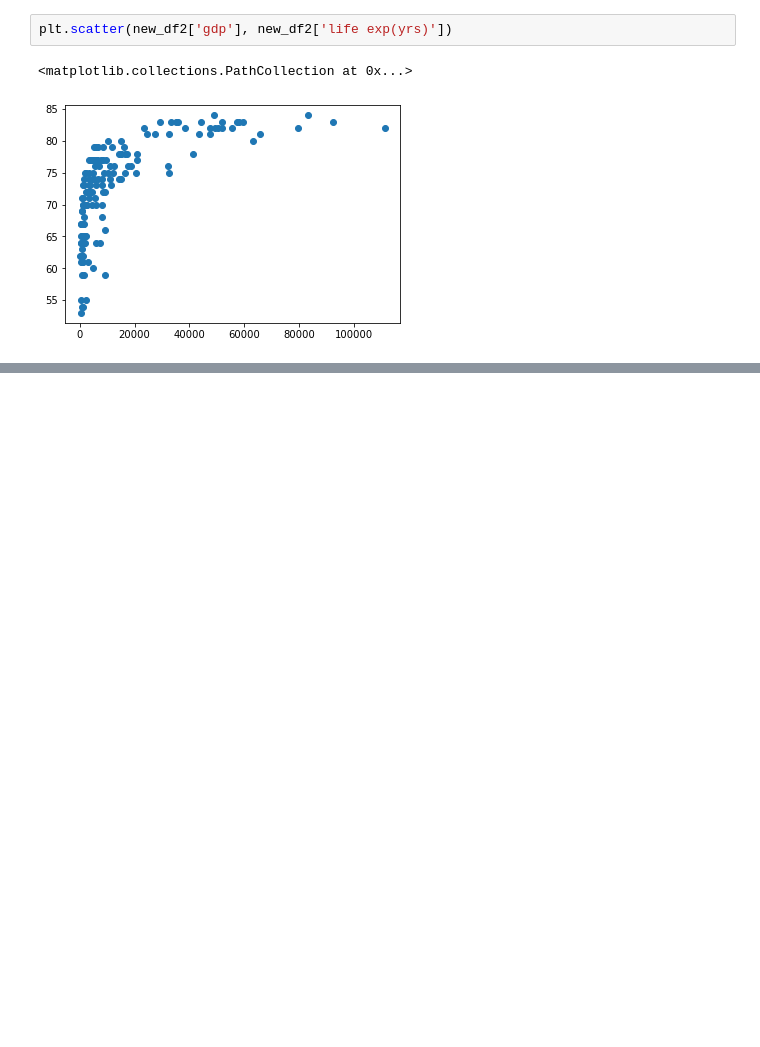
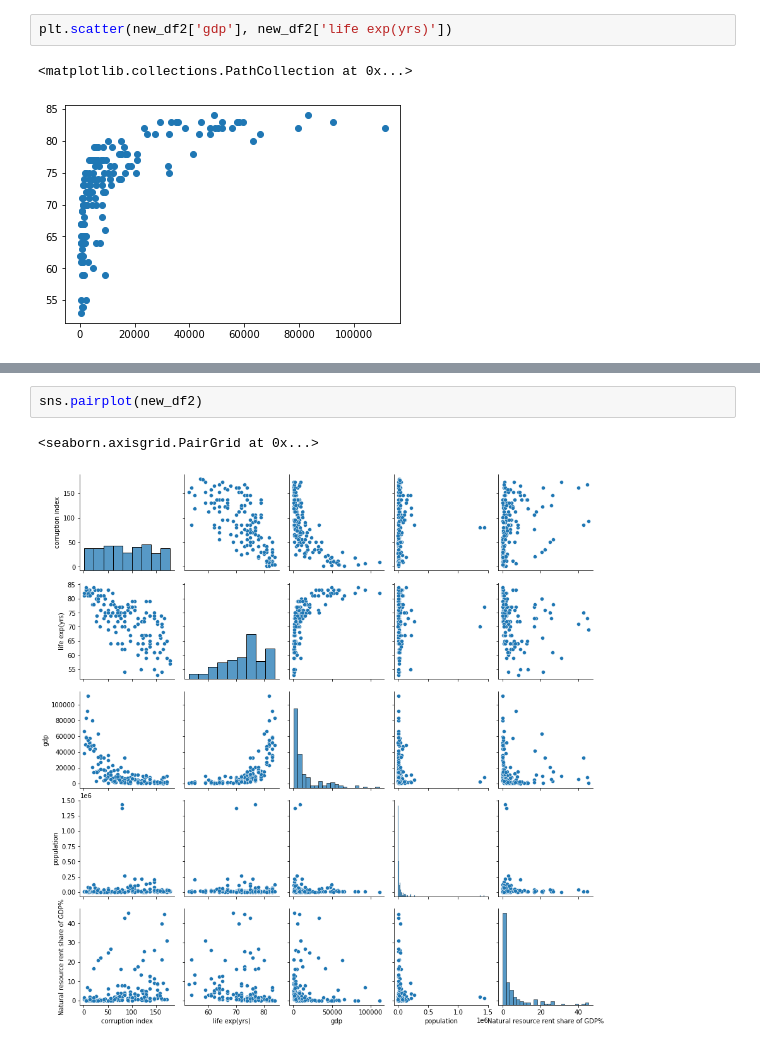
Before and after one commit to harunaisha/Repos, a Jupyter notebook: UCD project.ipynb, the cells around one changed output, grey strips where cells are left out. Drawn from its saved outputs; the diff is of its cells as text; blank space fills up the shorter version.

```diff
--- a/UCD project.ipynb
+++ b/UCD project.ipynb
@@ -198,0 +209,5 @@ plt.scatter(new_df2['gdp'], new_df2['life exp(yrs)'])
+# %%
+sns.pairplot(new_df2)
+# %% [output]
+<seaborn.axisgrid.PairGrid at 0x...>
+[figure, added]
```
Also changed, not shown: parts of 3 cells of this notebook.
